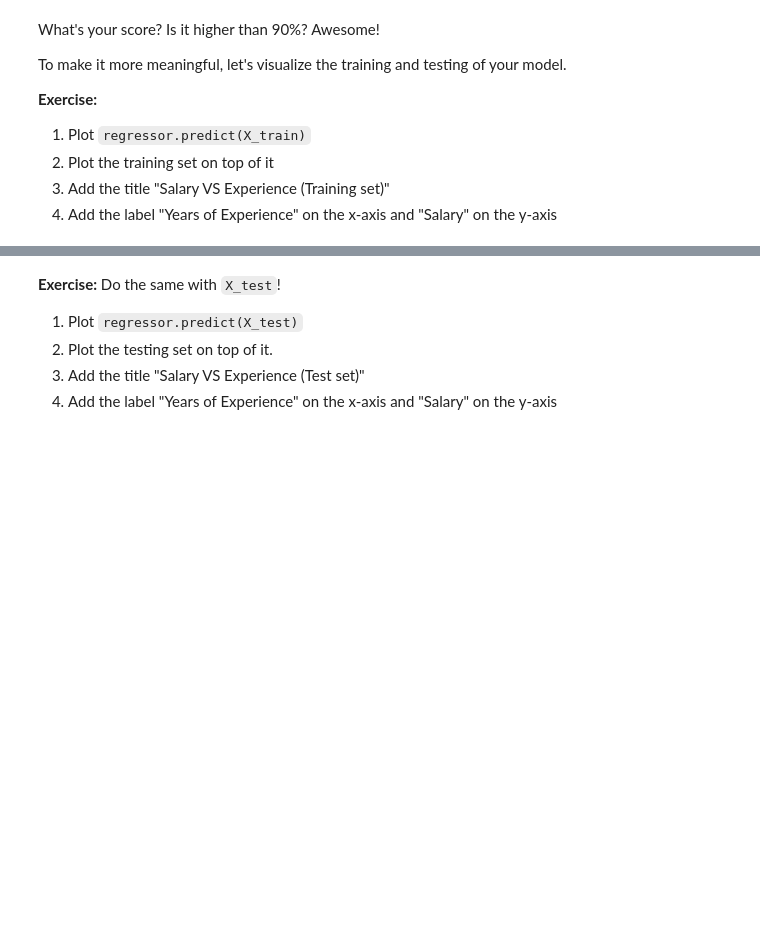
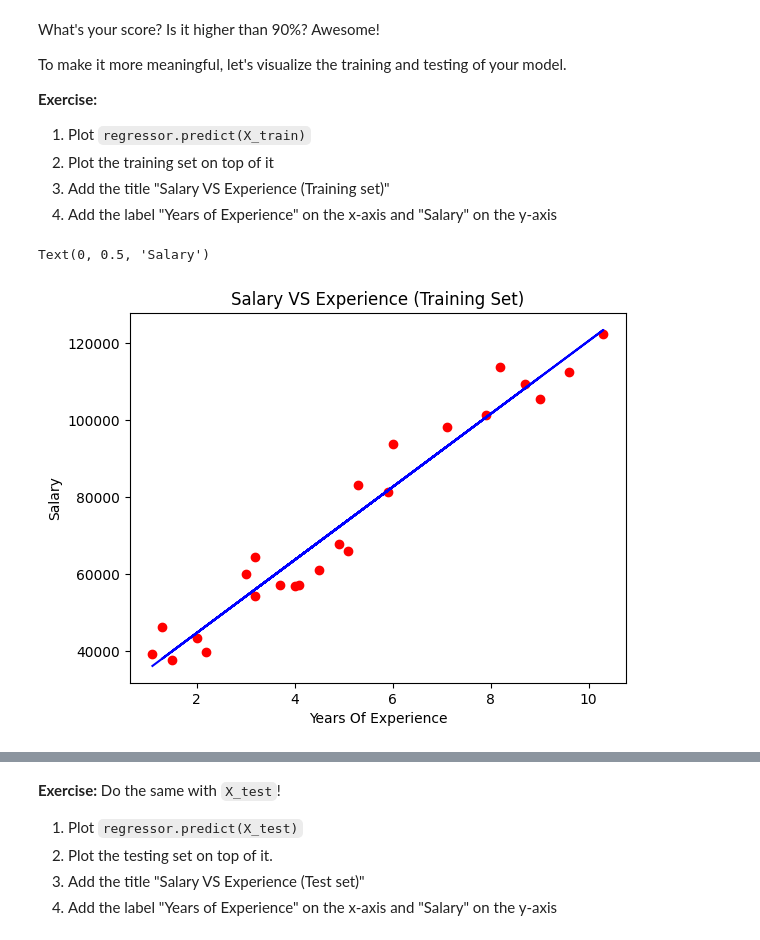
Before and after one commit to antoineservais1307/LGG-Thomas4-antoine, a Jupyter notebook: 02-TheHill/MachineLearningIntro/02-ModelingStructuredData/01-Regression/01-simple-linear-regression.ipynb, the cells around one changed output, grey strips where cells are left out. Drawn from its saved outputs; the diff is of its cells as text; code cells hidden in the pictures; blank space fills up the shorter version.

```diff
--- a/02-TheHill/MachineLearningIntro/02-ModelingStructuredData/01-Regression/01-simple-linear-regression.ipynb
+++ b/02-TheHill/MachineLearningIntro/02-ModelingStructuredData/01-Regression/01-simple-linear-regression.ipynb
@@ -146,3 +141,21 @@ Reshape your data either using array.reshape(-1, 1) if your data has a single fe
+# %%
+import numpy as np
+from sklearn import linear_model
+
+# Ensure X_train is a 2D array
+X_train = np.array(X_train).reshape(-1, 1) if X_train.ndim == 1 else np.array(X_train)
+
+# Ensure y_train is a 1D array
+y_train = np.array(y_train).flatten()
+
+# Create the linear regression model
+regressor = linear_model.LinearRegression()
+
+# Fit the model
+regressor.fit(X_train, y_train)
+
+# Predict using the fitted model
+pred_y = regressor.predict(X_train)
 # %% [markdown]
 OK, your model is trained.
 But let's check if our model is efficient. To do this we can display the score of our model. That is to say the number of correct predictions that our model was able to make.
@@ -171,6 +192,15 @@ To make it more meaningful, let's visualize the training and testing of your mod
 2. Plot the training set on top of it
 3. Add the title "Salary VS Experience (Training set)"
 4. Add the label "Years of Experience" on the x-axis and "Salary" on the y-axis
+# %%
+plt.plot(X_train, pred_y, color="Blue", label="Predicted Salary")
+plt.scatter(X_train, y_train, color="Red")
+plt.title("Salary VS Experience (Training Set)")
+plt.xlabel("Years Of Experience")
+plt.ylabel("Salary")
+# %% [output]
+Text(0, 0.5, 'Salary')
+[figure, added]
 # %% [markdown]
 The expected result should look like this:
 
```
Also changed, not shown: parts of 8 cells of this notebook.
